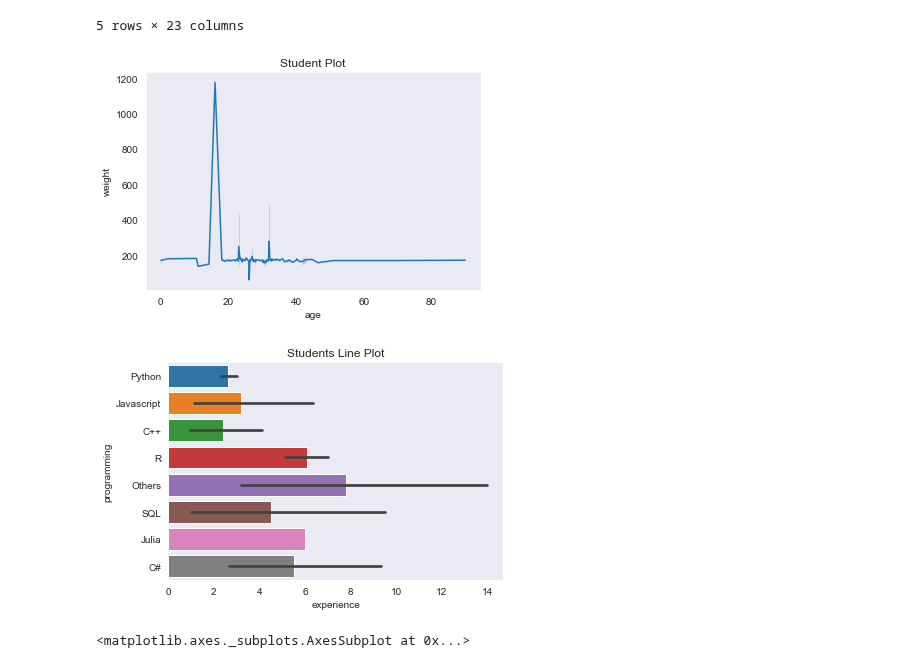
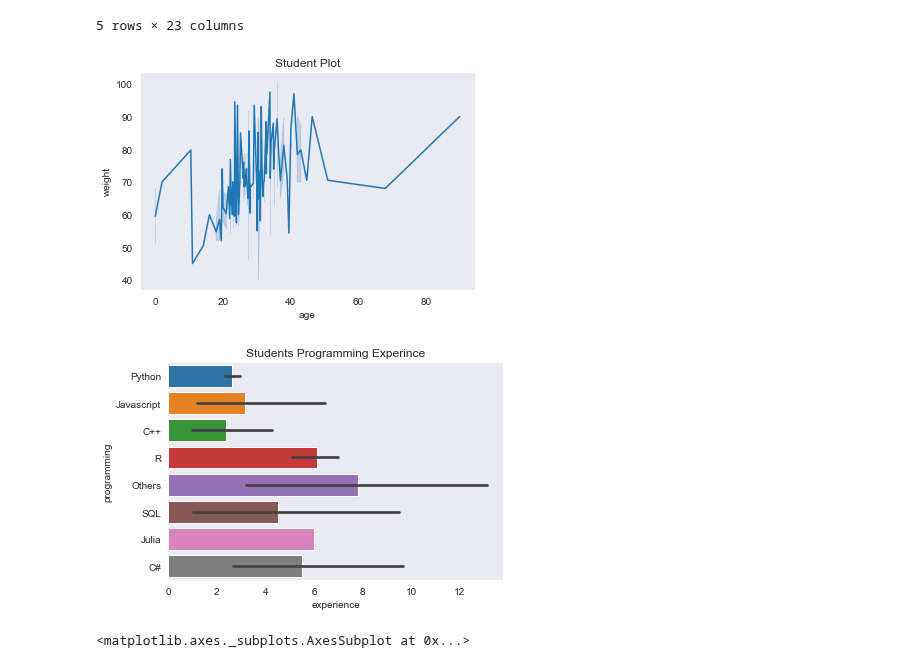
Before and after one commit to Aliktk/Python_Chilla, a Jupyter notebook: assignments/2nd_assignment_plots_on_chilla_data.ipynb, the cells around one changed output. Saved outputs shown, nothing was run; the diff lists cells and outputs as text; code cells hidden in the pictures.

Commit message:
graphs updates

```diff
--- a/assignments/2nd_assignment_plots_on_chilla_data.ipynb
+++ b/assignments/2nd_assignment_plots_on_chilla_data.ipynb
@@ -10,7 +10,7 @@ import numpy as np
 import os
 import matplotlib.pyplot as plt
 import seaborn as sns
-df = pd.read_csv('cleaned_chilla_data.csv')
+df = pd.read_csv('D:/Python ka Chilla/python_chilla/data/cleaned_chilla_data.csv')
 df.head(2)
 # %% [output]
 |  | sex | location | age_limit | qaulification | subject | purpose | employment | blood | SIM_company | ... |
@@ -59,14 +61,14 @@ sns.lineplot(x='age', y = "weight", data=df)
 plt.title("Student Plot")
 plt.show()
 # %% [output]
-[figure, old version]
+[figure, new version]
 # %%
 sns.barplot(x='experience', y = "programming", data=df, saturation=0.8)
 sns.set_style('dark')
-plt.title("Students Line Plot")
+plt.title("Students Programming Experince")
 plt.show()
 # %% [output]
-[figure, old version]
+[figure, new version]
 # %%
 dff = df[['sex', 'marital_status']]
 
```
Also changed, not shown: parts of 2 cells of this notebook, 13 other files.
